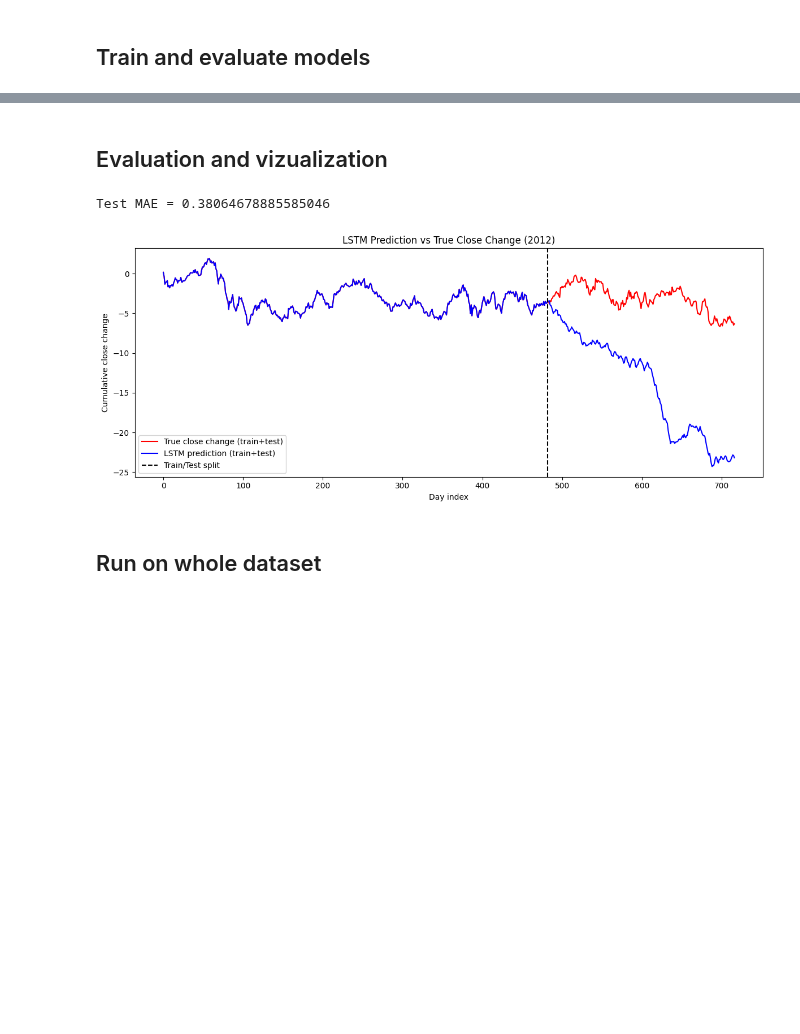
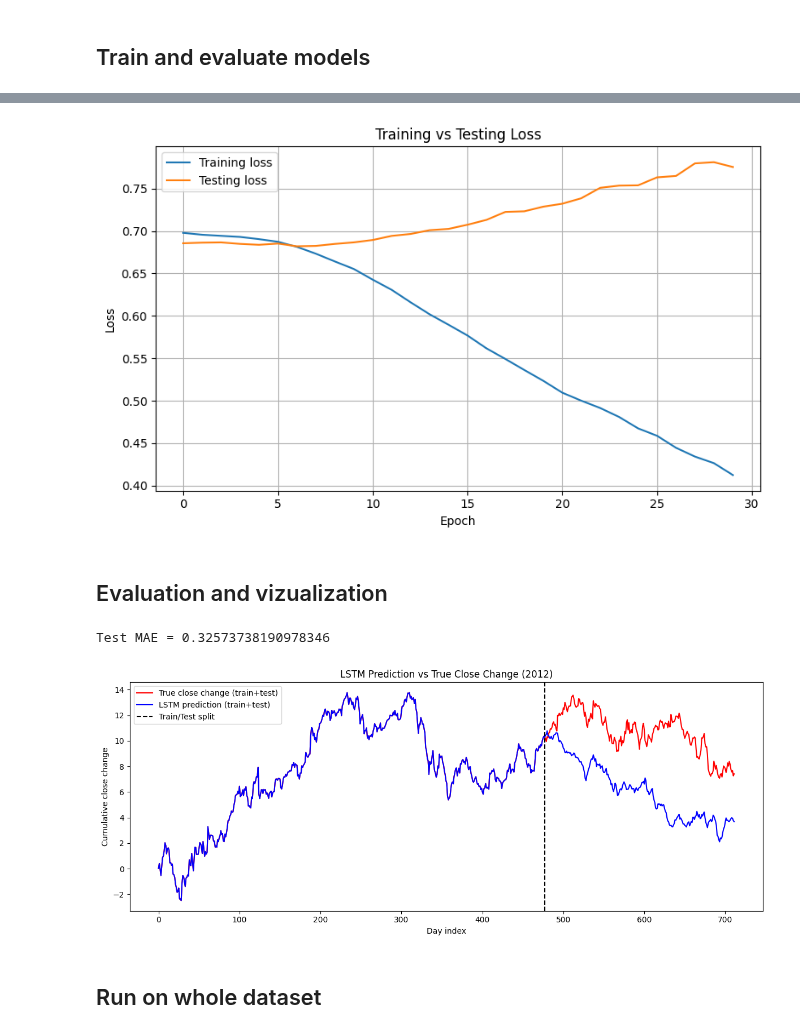
Before and after one commit to drvojtex/ADAMLstockA4msft, a Jupyter notebook: main4.ipynb, the cells around one changed output, grey strips where cells are left out. Saved outputs shown, nothing was run; the diff lists cells and outputs as text; code cells hidden in the pictures; blank space fills up the shorter version.

```diff
--- a/main4.ipynb
+++ b/main4.ipynb
@@ -29,6 +29,7 @@ testing_loader_1 = DataLoader(testing_dataset_1, batch_size=1, shuffle=False, dr
 # Define train function
 def train(model: torch.nn.Module,
         dataloader: DataLoader,
+        test_loader: DataLoader,
         optimizer: torch.optim.Optimizer,
         loss_fn: torch.nn.Module,
         total_epochs: int = 100,
@@ -36,6 +37,8 @@ def train(model: torch.nn.Module,
 ) -> None:
     model.train()
     optimizer.zero_grad()
+
+    train_losses, test_losses = [], []
 
     pbar = tqdm(range(total_epochs), desc="Epochs", dynamic_ncols=True, leave=False)
     for epoch in pbar:
@@ -70,7 +73,12 @@ def train(model: torch.nn.Module,
         # Print epoch loss
         avg_loss = epoch_loss / num_steps
         pbar.set_postfix(loss=f"{avg_loss:.6f}")
-    return avg_loss
+
+        _, _, test_mae = evaluate(model=model, dataloader=test_loader, loss_fn=loss_fn)
+
+        train_losses.append(avg_loss)
+        test_losses.append(test_mae)
+    return avg_loss, train_losses, test_losses
 
 # Define evaluate function
 @torch.no_grad()
@@ -111,16 +119,16 @@ def evaluate(
 
     return preds, targets, avg_loss
 # %%
-# Train RNN on first 2 years, test on 3rd year
-years = np.arange(2006, 2018)
-train_years = [years[4], years[5]]
-test_year = [years[6]]
+# Train RNN on first 3 years, test on 4rd year
+train_years = list(range(2009, 2011))
+test_year = [2012]
 
 # Prepare data
 history_length = 15
+target_days = [1, 10]
 
 X_train, X_test = dataloader.split_by_year(train_years, test_year)
-train_dataset = StockTorchDataset(X_train, zscore_params=None, history=history_length, target_days=[1, 5])
+train_dataset = StockTorchDataset(X_train, zscore_params=None, history=history_length, target_days=target_days)
 test_dataset = StockTorchDataset(X_test, zscore_params=train_dataset.get_zscore_params(), history=history_length, target_days=[1])
 train_loader = DataLoader(train_dataset, batch_size=1, shuffle=False)
 test_loader = DataLoader(test_dataset, batch_size=1, shuffle=False)
@@ -129,15 +137,14 @@ test_loader = DataLoader(test_dataset, batch_size=1, shuffle=False)
 input_size = history_length + 1 + 22  # history + today_change + features
 hidden_size = 32
 num_layers = 2
-target_days = [1, 5]
 rnn_type = "LSTM" # Choose one from: "RNN", "LSTM", "GRU", "cutomLSTM"
 model = FinallModel(input_size=input_size, hidden_size=hidden_size, rnn_type=rnn_type, num_layers=num_layers, out_dim=len(target_days))
 # model = SimpleLSTM(input_size=input_size, hidden_size=hidden_size, num_layers=num_layers)
-optimizer = optim.Adam(model.parameters(), lr=0.001, weight_decay=1e-4)
+optimizer = optim.AdamW(model.parameters(), lr=0.001, weight_decay=1e-4)
 criterion = nn.L1Loss()
 
 # Train model
-train_mae = train(model=model, dataloader=train_loader, optimizer=optimizer, loss_fn=criterion, total_epochs=40, accum_steps=8)
+train_mae, train_losses, test_losses = train(model=model, dataloader=train_loader, test_loader=test_loader, optimizer=optimizer, loss_fn=criterion, total_epochs=30, accum_steps=8)
 
 # Evaluate model
 preds, targets, test_mae = evaluate(model=model, dataloader=test_loader, loss_fn=criterion)
@@ -147,3 +154,17 @@ Evaluate mode: loss = 1.002869
+# %%
+# Training plot
+plt.figure(figsize=(8,5))
+plt.plot(train_losses, label="Training loss")
+plt.plot(test_losses, label="Testing loss")
+plt.xlabel("Epoch")
+plt.ylabel("Loss")
+plt.title("Training vs Testing Loss")
+plt.legend()
+plt.grid(True)
+plt.tight_layout()
+plt.show()
+# %% [output]
+[figure, added]
 # %%
 # Results with/without dropout=0.2, LSTM
 # without dropout, Evaluate mode: loss = 0.928293
@@ -187,7 +208,7 @@ preds = preds[:,horiz_index]
 targets = targets[:,horiz_index]
 print(f"Test MAE = {compute_mae_first_close(preds, targets, train_dataset)}")
 # %% [output]
-Test MAE = 0.38064678885585046
+Test MAE = 0.32573738190978346
 # %%
 mu, sigma = train_dataset.get_zscore_params()
 preds_inv = np.array(preds) * sigma + mu
@@ -214,7 +235,7 @@ plt.legend()
 plt.tight_layout()
 plt.show()
 # %% [output]
-[figure, old version]
+[figure, new version]
 # %% [markdown]
 ## Run on whole dataset
 # %%
```
Also changed, not shown: parts of 2 cells of this notebook, 3 other files.
